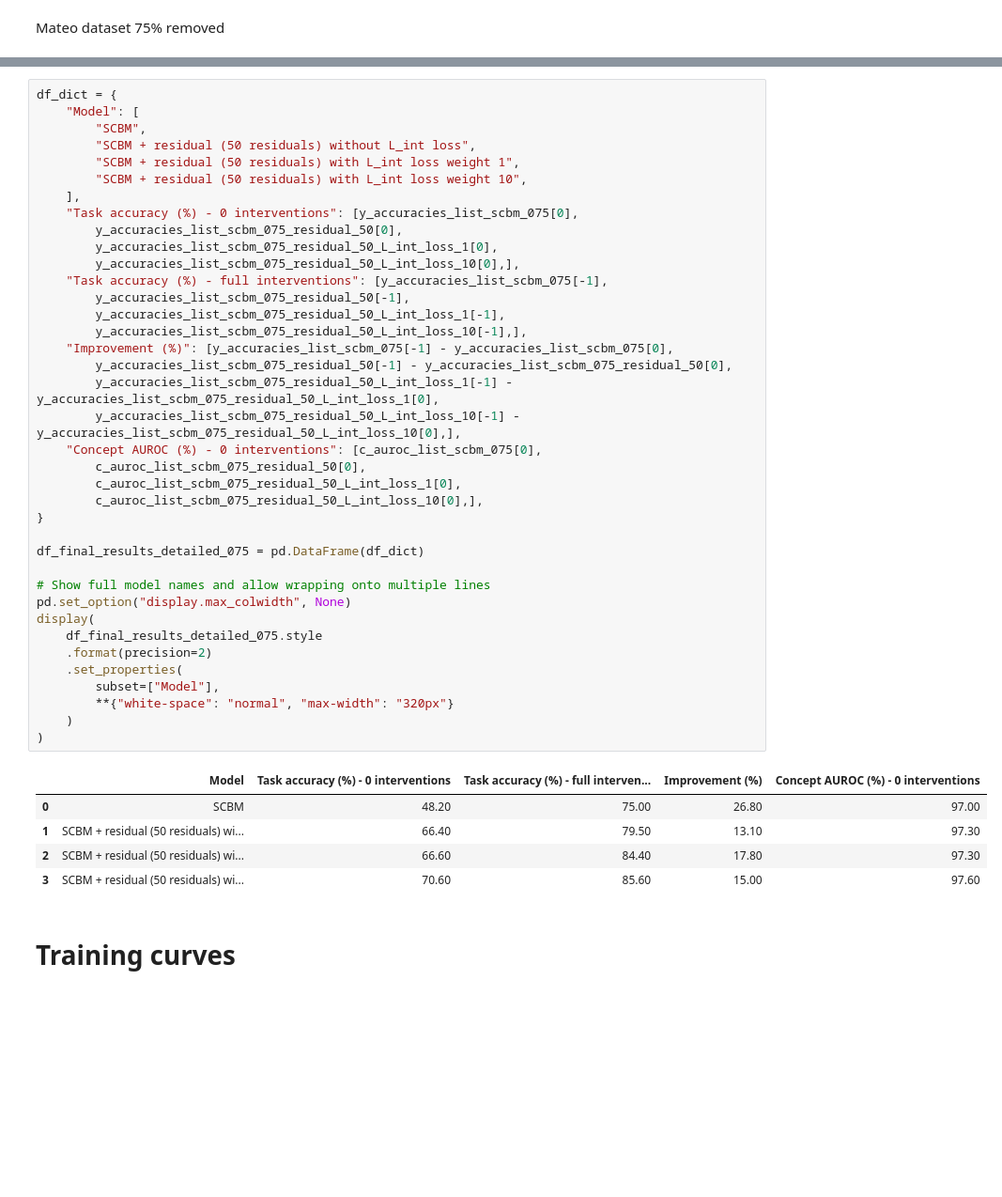
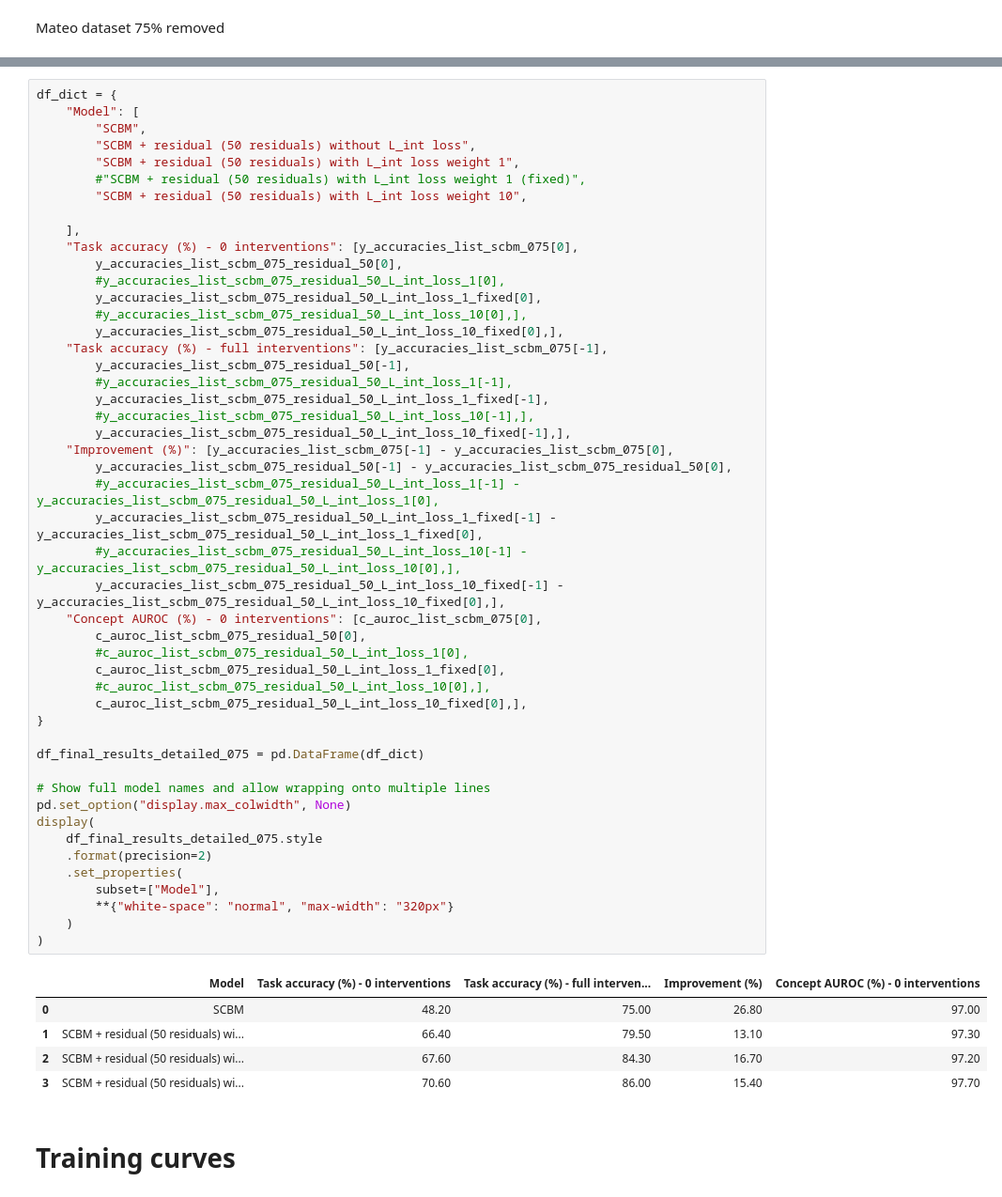
Before and after one commit to stephenmarcou/SCBM_implementation, a Jupyter notebook: results.ipynb, the cells around one changed output, grey strips where cells are left out. Shown at 94% size. Drawn from its saved outputs; the diff is of its cells as text; blank space fills up the shorter version.

```diff
--- a/results.ipynb
+++ b/results.ipynb
@@ -1011,44 +1069,54 @@ df_dict = {
         "SCBM",
         "SCBM + residual (50 residuals) without L_int loss",
         "SCBM + residual (50 residuals) with L_int loss weight 1",
+        #"SCBM + residual (50 residuals) with L_int loss weight 1 (fixed)",
         "SCBM + residual (50 residuals) with L_int loss weight 10",
+
     ],
     "Task accuracy (%) - 0 interventions": [y_accuracies_list_scbm_075[0],
         y_accuracies_list_scbm_075_residual_50[0],
-        y_accuracies_list_scbm_075_residual_50_L_int_loss_1[0],
-        y_accuracies_list_scbm_075_residual_50_L_int_loss_10[0],],
+        #y_accuracies_list_scbm_075_residual_50_L_int_loss_1[0],
+        y_accuracies_list_scbm_075_residual_50_L_int_loss_1_fixed[0],
+        #y_accuracies_list_scbm_075_residual_50_L_int_loss_10[0],],
+        y_accuracies_list_scbm_075_residual_50_L_int_loss_10_fixed[0],],
     "Task accuracy (%) - full interventions": [y_accuracies_list_scbm_075[-1],
         y_accuracies_list_scbm_075_residual_50[-1],
-        y_accuracies_list_scbm_075_residual_50_L_int_loss_1[-1],
-        y_accuracies_list_scbm_075_residual_50_L_int_loss_10[-1],],
+        #y_accuracies_list_scbm_075_residual_50_L_int_loss_1[-1],
+        y_accuracies_list_scbm_075_residual_50_L_int_loss_1_fixed[-1],
+        #y_accuracies_list_scbm_075_residual_50_L_int_loss_10[-1],],
+        y_accuracies_list_scbm_075_residual_50_L_int_loss_10_fixed[-1],],
     "Improvement (%)": [y_accuracies_list_scbm_075[-1] - y_accuracies_list_scbm_075[0],
         y_accuracies_list_scbm_075_residual_50[-1] - y_accuracies_list_scbm_075_residual_50[0],
-        y_accuracies_list_scbm_075_residual_50_L_int_loss_1[-1] - y_accuracies_list_scbm_075_residual_50_L_int_loss_1[0],
-        y_accuracies_list_scbm_075_residual_50_L_int_loss_10[-1] - y_accuracies_list_scbm_075_residual_50_L_int_loss_10[0],],
+        #y_accuracies_list_scbm_075_residual_50_L_int_loss_1[-1] - y_accuracies_list_scbm_075_residual_50_L_int_loss_1[0],
+        y_accuracies_list_scbm_075_residual_50_L_int_loss_1_fixed[-1] - y_accuracies_list_scbm_075_residual_50_L_int_loss_1_fixed[0],
+        #y_accuracies_list_scbm_075_residual_50_L_int_loss_10[-1] - y_accuracies_list_scbm_075_residual_50_L_int_loss_10[0],],
+        y_accuracies_list_scbm_075_residual_50_L_int_loss_10_fixed[-1] - y_accuracies_list_scbm_075_residual_50_L_int_loss_10_fixed[0],],
     "Concept AUROC (%) - 0 interventions": [c_auroc_list_scbm_075[0],
         c_auroc_list_scbm_075_residual_50[0],
-        c_auroc_list_scbm_075_residual_50_L_int_loss_1[0],
-        c_auroc_list_scbm_075_residual_50_L_int_loss_10[0],],
+        #c_auroc_list_scbm_075_residual_50_L_int_loss_1[0],
+        c_auroc_list_scbm_075_residual_50_L_int_loss_1_fixed[0],
+        #c_auroc_list_scbm_075_residual_50_L_int_loss_10[0],],
+        c_auroc_list_scbm_075_residual_50_L_int_loss_10_fixed[0],],
 }
 
 df_final_results_detailed_075 = pd.DataFrame(df_dict)
 
 # Show full model names and allow wrapping onto multiple lines
 pd.set_option("display.max_colwidth", None)
 display(
     df_final_results_detailed_075.style
     .format(precision=2)
     .set_properties(
         subset=["Model"],
         **{"white-space": "normal", "max-width": "320px"}
     )
 )
 # %% [output]
 |  | Model | Task accuracy (%) - 0 interventions | Task accuracy (%) - full interven... | Improvement (%) | Concept AUROC (%) - 0 interventions |
 | 0 | SCBM | 48.20 | 75.00 | 26.80 | 97.00 |
 | 1 | SCBM + residual (50 residuals) wi... | 66.40 | 79.50 | 13.10 | 97.30 |
-| 2 | SCBM + residual (50 residuals) wi... | 66.60 | 84.40 | 17.80 | 97.30 |
-| 3 | SCBM + residual (50 residuals) wi... | 70.60 | 85.60 | 15.00 | 97.60 |
+| 2 | SCBM + residual (50 residuals) wi... | 67.60 | 84.30 | 16.70 | 97.20 |
+| 3 | SCBM + residual (50 residuals) wi... | 70.60 | 86.00 | 15.40 | 97.70 |
 # %% [markdown]
 # Training curves
 # %%
```
Also changed, not shown: parts of 2 cells of this notebook, 2 other files.
